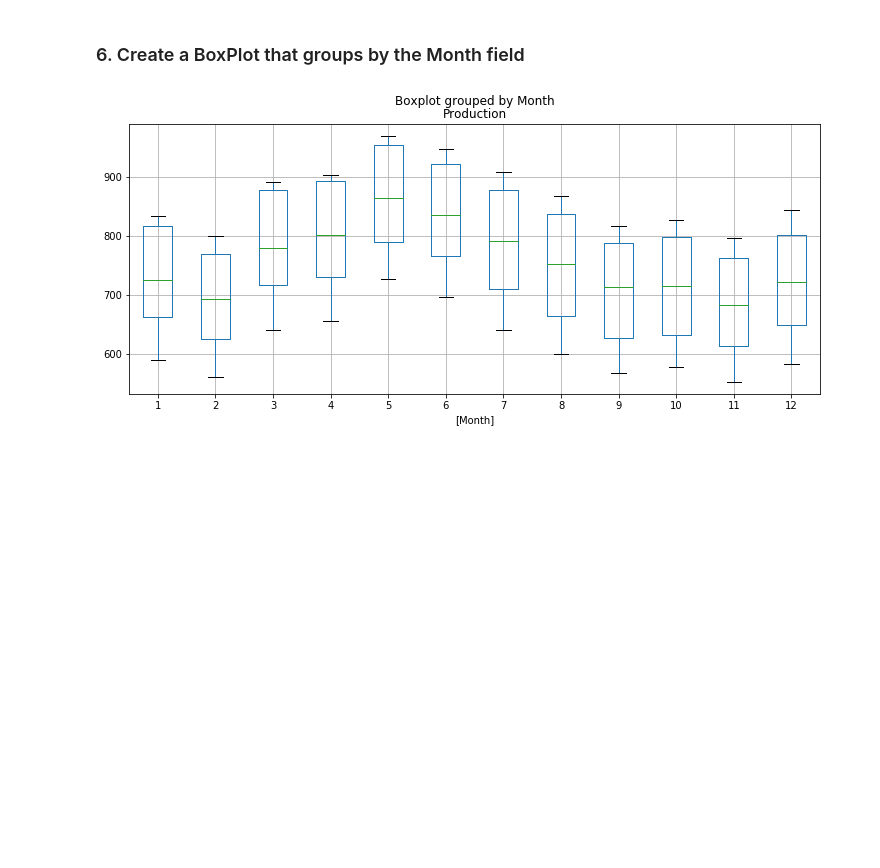
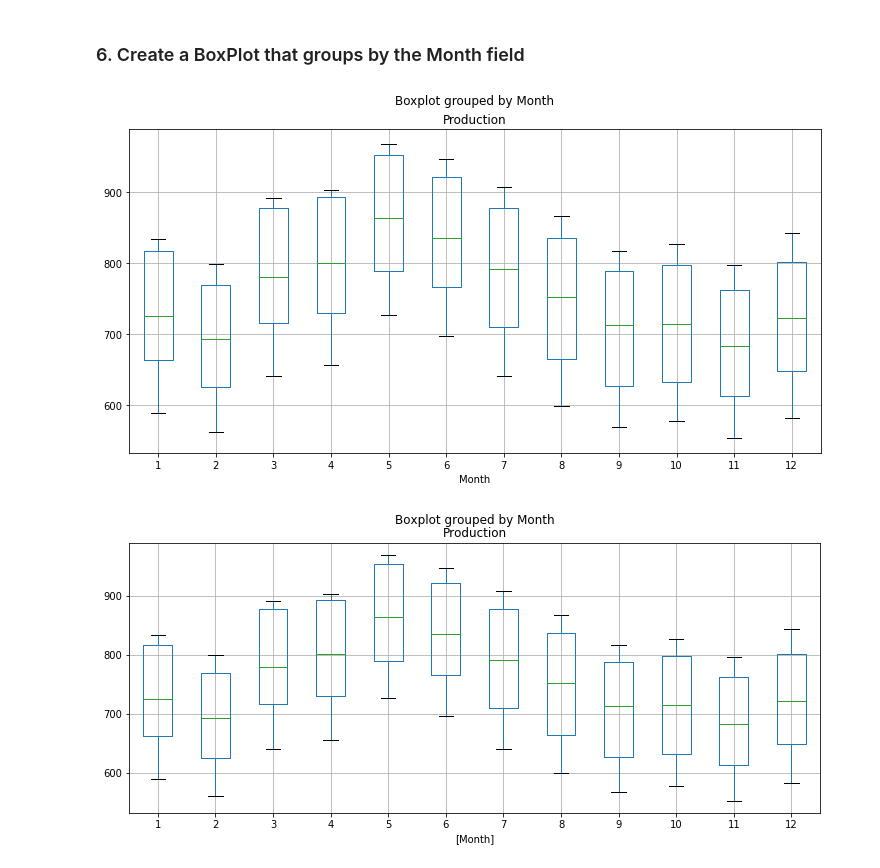
Before and after one commit to mherbert93/Python-Time-Series-Course, a Jupyter notebook: 04-Time-Series-with-Pandas/05-Pandas-Time-Series-Exercises-SET-ONE.ipynb, the cells around one changed output. Cells and saved outputs as stored; diff of their text form; code cells hidden in the pictures; blank space fills up the shorter version.

```diff
--- a/04-Time-Series-with-Pandas/05-Pandas-Time-Series-Exercises-SET-ONE.ipynb
+++ b/04-Time-Series-with-Pandas/05-Pandas-Time-Series-Exercises-SET-ONE.ipynb
@@ -95,3 +99,6 @@ df.head()
 HINT: You have to call <tt>df.index</tt> as <tt>df['Date']</tt> won't work.
 
 <strong>BONUS: See if you can obtain the <em>name</em> of the month instead of a number!</strong>
+# %%
+df['Month'] = df.index.month
+df.head()
@@ -117,6 +132,10 @@ HINT: You have to call <tt>df.index</tt> as <tt>df['Date']</tt> won't work.
 | 1962-05-01 | 727 | May |
 # %% [markdown]
 ### 6. Create a BoxPlot that groups by the Month field
+# %%
+df.boxplot(by='Month', column='Production', figsize=(12, 6));
+# %% [output]
+[figure, added]
 # %%
 # DON'T WRITE HERE
 # %% [output]
```
Also changed, not shown: parts of 2 cells of this notebook, 4 other files.
